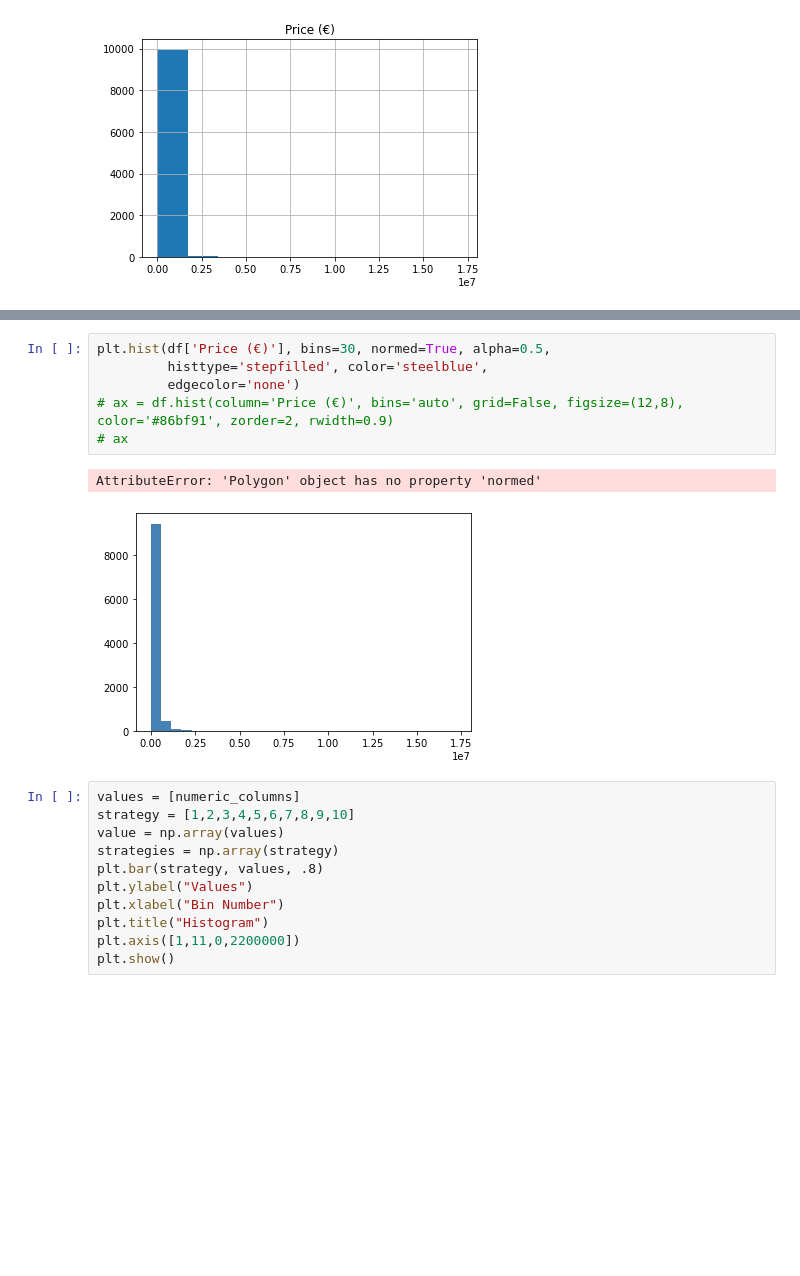
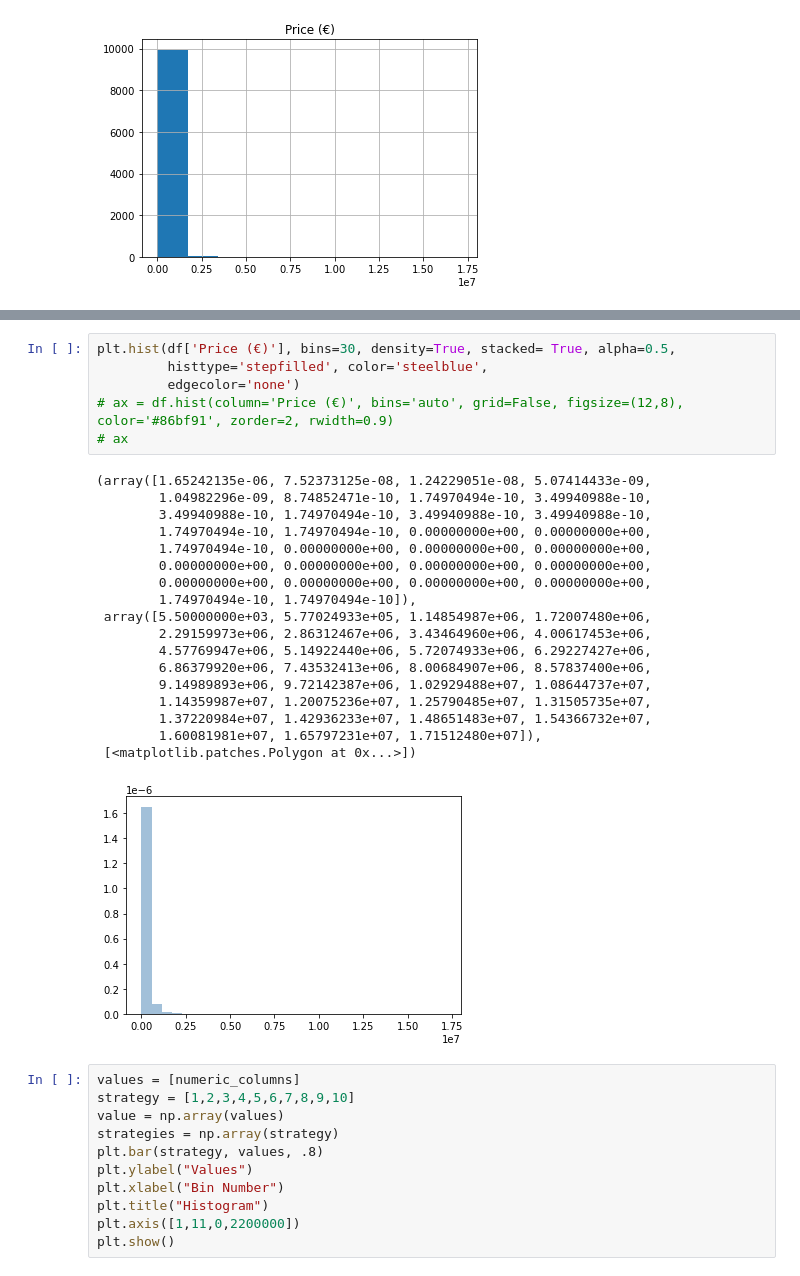
Before and after one commit to Gus1616/Data_analytics_homework1, a Jupyter notebook: Boothman_Gus_17350796_COMP47350_Homework1.ipynb, the cells around one changed output, grey strips where cells are left out. Drawn from its saved outputs; the diff is of its cells as text; blank space fills up the shorter version.

```diff
--- a/Boothman_Gus_17350796_COMP47350_Homework1.ipynb
+++ b/Boothman_Gus_17350796_COMP47350_Homework1.ipynb
@@ -485,12 +516,28 @@ array([[<AxesSubplot:title={'center':'Price (€)'}>]], dtype=object)
 # %%
-plt.hist(df['Price (€)'], bins=30, normed=True, alpha=0.5,
+plt.hist(df['Price (€)'], bins=30, density=True, stacked= True, alpha=0.5,
          histtype='stepfilled', color='steelblue',
          edgecolor='none')
 # ax = df.hist(column='Price (€)', bins='auto', grid=False, figsize=(12,8), color='#86bf91', zorder=2, rwidth=0.9)
 # ax
 # %% [output]
-AttributeError: 'Polygon' object has no property 'normed'
+(array([1.65242135e-06, 7.52373125e-08, 1.24229051e-08, 5.07414433e-09,
+        1.04982296e-09, 8.74852471e-10, 1.74970494e-10, 3.49940988e-10,
+        3.49940988e-10, 1.74970494e-10, 3.49940988e-10, 3.49940988e-10,
+        1.74970494e-10, 1.74970494e-10, 0.00000000e+00, 0.00000000e+00,
+        1.74970494e-10, 0.00000000e+00, 0.00000000e+00, 0.00000000e+00,
+        0.00000000e+00, 0.00000000e+00, 0.00000000e+00, 0.00000000e+00,
+        0.00000000e+00, 0.00000000e+00, 0.00000000e+00, 0.00000000e+00,
+        1.74970494e-10, 1.74970494e-10]),
+ array([5.50000000e+03, 5.77024933e+05, 1.14854987e+06, 1.72007480e+06,
+        2.29159973e+06, 2.86312467e+06, 3.43464960e+06, 4.00617453e+06,
+        4.57769947e+06, 5.14922440e+06, 5.72074933e+06, 6.29227427e+06,
+        6.86379920e+06, 7.43532413e+06, 8.00684907e+06, 8.57837400e+06,
+        9.14989893e+06, 9.72142387e+06, 1.02929488e+07, 1.08644737e+07,
+        1.14359987e+07, 1.20075236e+07, 1.25790485e+07, 1.31505735e+07,
+        1.37220984e+07, 1.42936233e+07, 1.48651483e+07, 1.54366732e+07,
+        1.60081981e+07, 1.65797231e+07, 1.71512480e+07]),
+ [<matplotlib.patches.Polygon at 0x...>])
-[figure, old version]
+[figure, new version]
 # %%
 values = [numeric_columns]
 strategy = [1,2,3,4,5,6,7,8,9,10]
```
Also changed, not shown: parts of 21 cells of this notebook, 9 other files.
